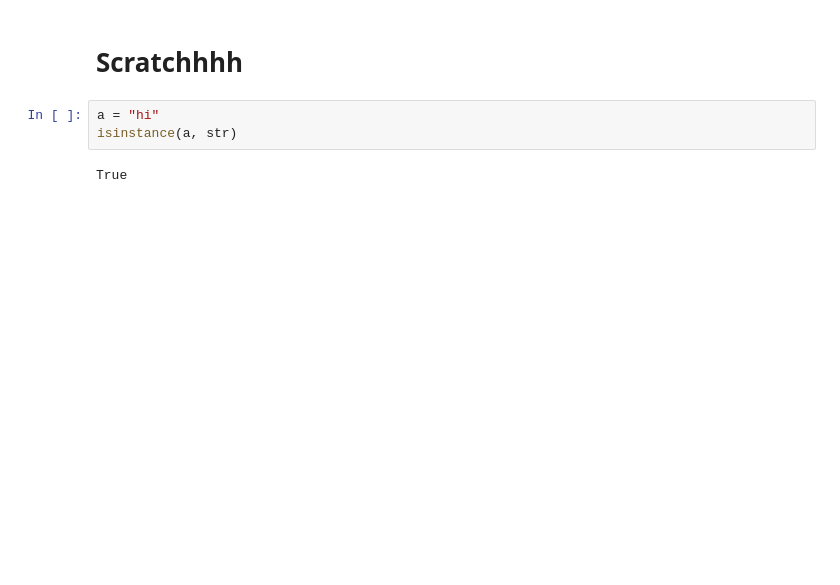
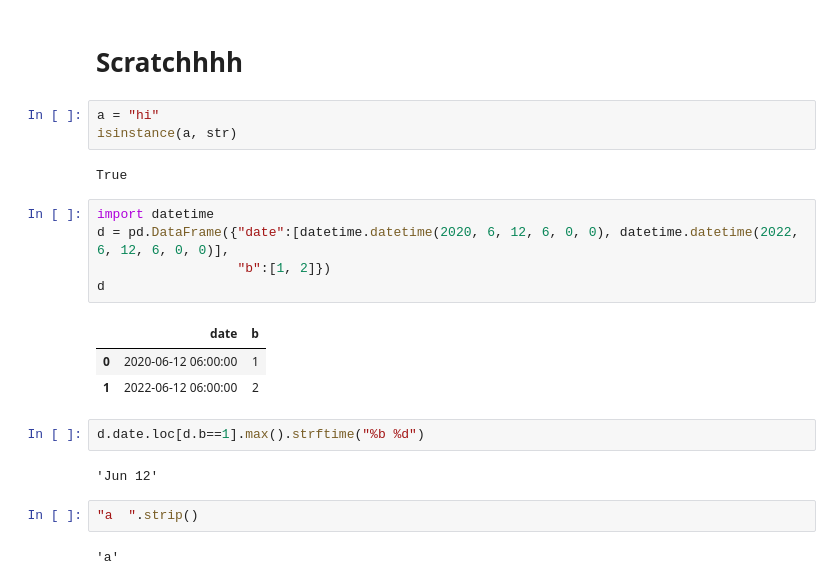
Before and after one commit to mmastand/chime, a Jupyter notebook: Plots.ipynb, the cells around one changed output. Saved outputs shown, nothing was run; the diff lists cells and outputs as text; blank space fills up the shorter version.

```diff
--- a/Plots.ipynb
+++ b/Plots.ipynb
@@ -45,3 +45,20 @@ a = "hi"
 isinstance(a, str)
 # %% [output]
 True
+# %%
+import datetime
+d = pd.DataFrame({"date":[datetime.datetime(2020, 6, 12, 6, 0, 0), datetime.datetime(2022, 6, 12, 6, 0, 0)],
+                  "b":[1, 2]})
+d
+# %% [output]
+|  | date | b |
+| 0 | 2020-06-12 06:00:00 | 1 |
+| 1 | 2022-06-12 06:00:00 | 2 |
+# %%
+d.date.loc[d.b==1].max().strftime("%b %d")
+# %% [output]
+'Jun 12'
+# %%
+"a  ".strip()
+# %% [output]
+'a'
```
Also changed, not shown: 5 other files.
